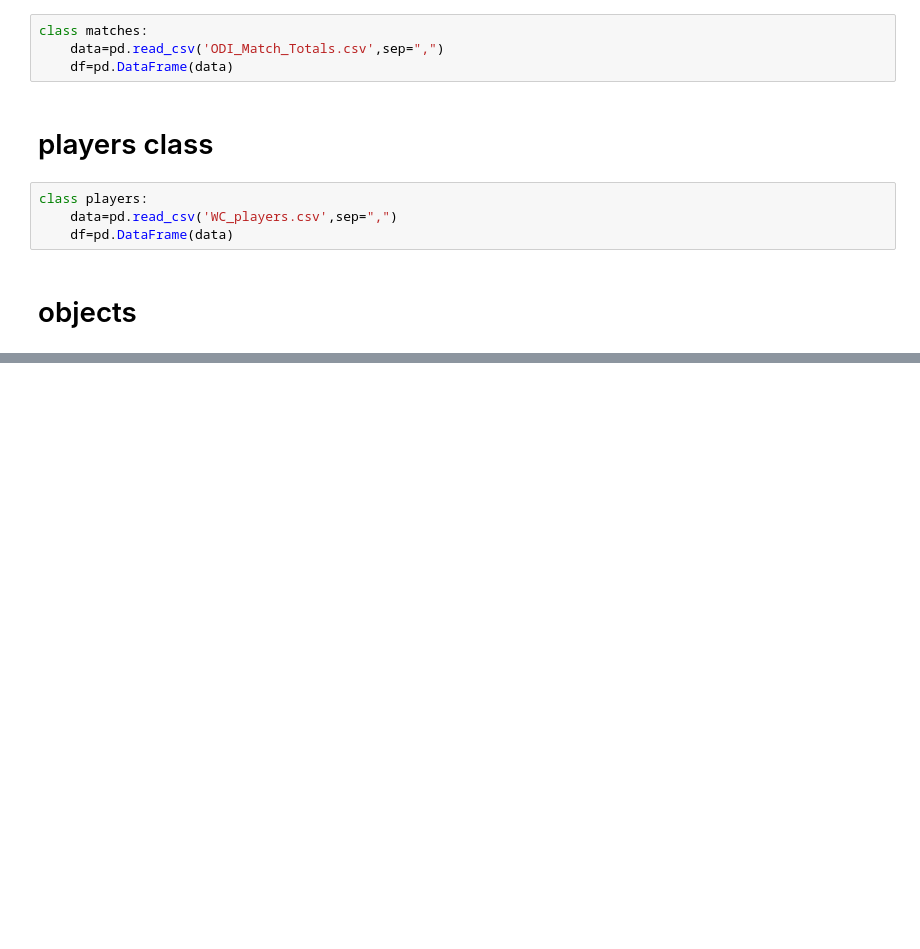
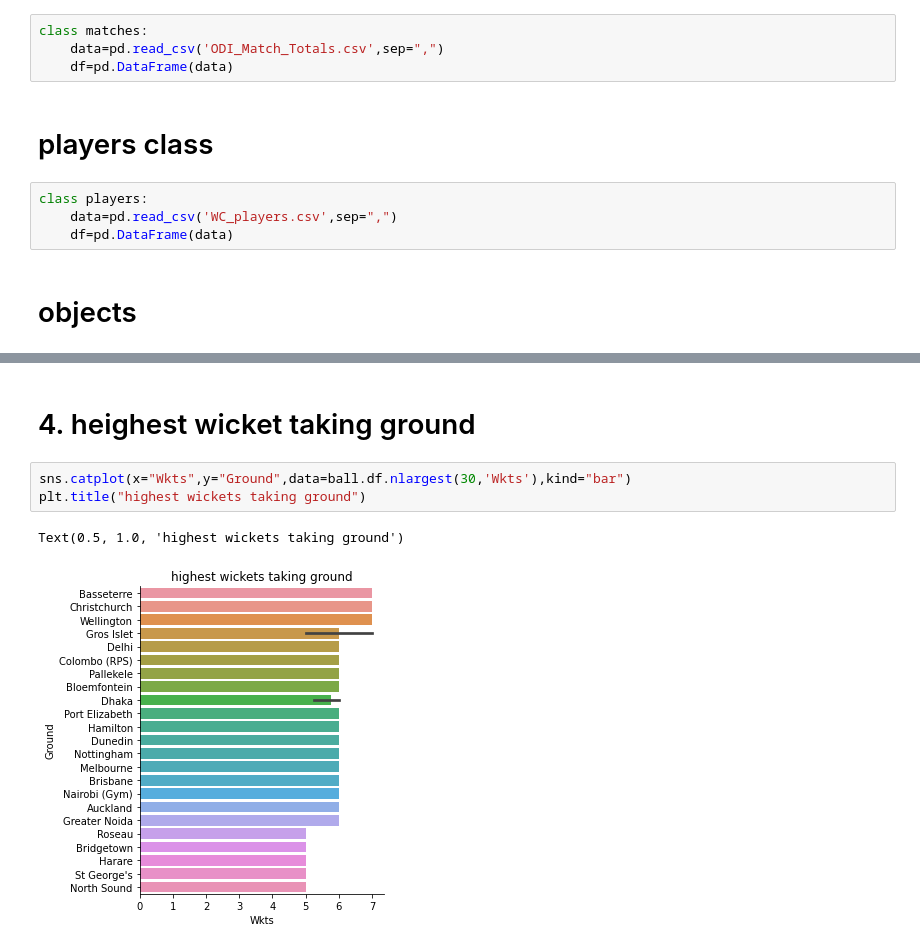
Before and after one commit to omi4535/fifa-world-best-X-, a Jupyter notebook: analysis_using_oop.ipynb, the cells around one changed output, grey strips where cells are left out. Saved outputs shown, nothing was run; the diff lists cells and outputs as text; blank space fills up the shorter version.

```diff
--- a/analysis_using_oop.ipynb
+++ b/analysis_using_oop.ipynb
@@ -49,0 +118,8 @@ player=players()
+# %% [markdown]
+# 4. heighest wicket taking ground
+# %%
+sns.catplot(x="Wkts",y="Ground",data=ball.df.nlargest(30,'Wkts'),kind="bar")
+plt.title("highest wickets taking ground")
+# %% [output]
+Text(0.5, 1.0, 'highest wickets taking ground')
+[figure, added]
```
Also changed, not shown: parts of 15 cells of this notebook.
